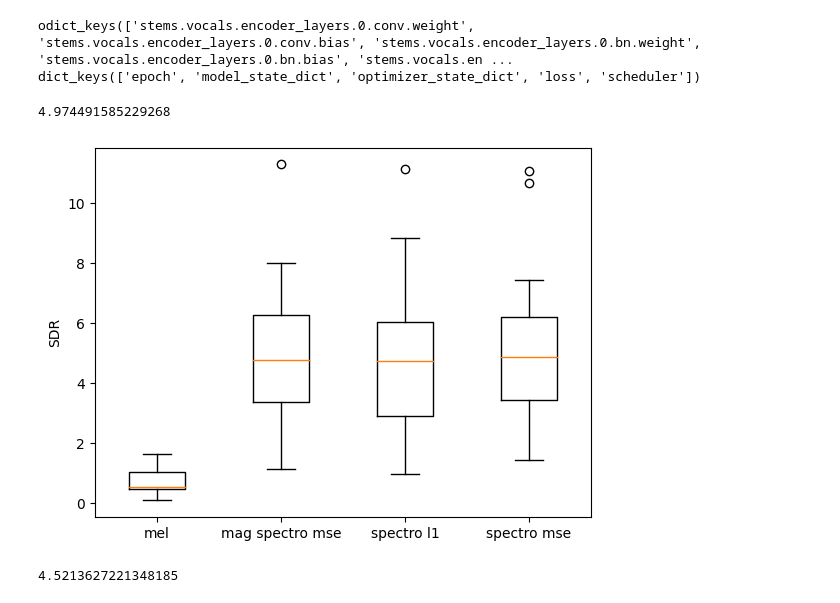
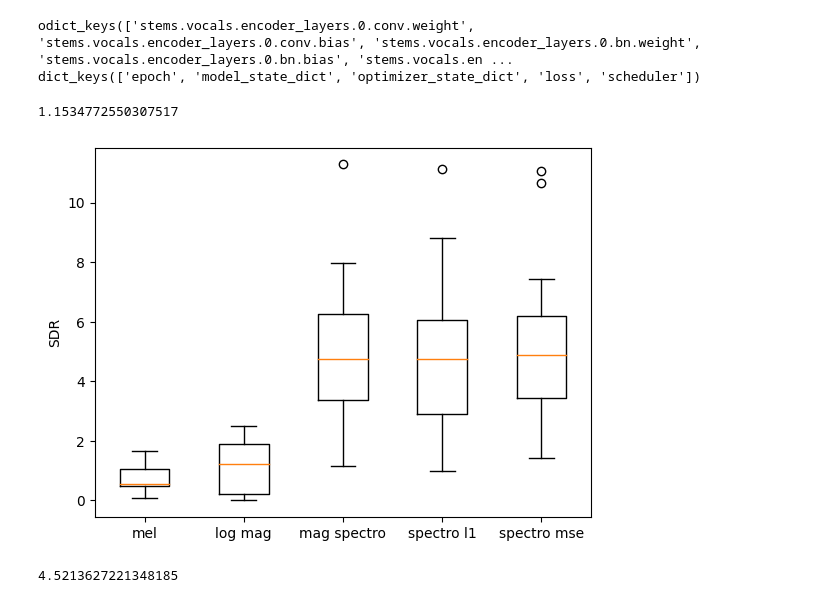
Before and after one commit to tangy1227/UNet-Audio-Source-Separation, a Jupyter notebook: evaluate.ipynb, the cells around one changed output. Saved outputs shown, nothing was run; the diff lists cells and outputs as text; code cells hidden in the pictures.

```diff
--- a/evaluate.ipynb
+++ b/evaluate.ipynb
@@ -99,23 +99,24 @@ def loadSDR(path):
     return data
 # %%
 mel = loadSDR("/home/ytang363/7100_spr2023/logs-sdr/mel-loss.json")
+log_mag = loadSDR("/home/ytang363/7100_spr2023/logs-sdr/0426-0431-vocals.json")
 spectro_mag = loadSDR("/home/ytang363/7100_spr2023/logs-sdr/spectro_mag-loss.json")
 spectro_l1 = loadSDR("/home/ytang363/7100_spr2023/logs-sdr/spectro-loss_l1.json")
 spectro = loadSDR("/home/ytang363/7100_spr2023/logs-sdr/spectro-loss.json")
-print(np.mean(spectro))
+print(np.mean(log_mag))
 # print(np.std(spectro))
 
-SDR_list = [mel, spectro_mag, spectro_l1, spectro]
+SDR_list = [mel, log_mag, spectro_mag, spectro_l1, spectro]
 fig, ax = plt.subplots()
 ax.boxplot(SDR_list)
-ax.set_xticklabels(['mel', 'mag spectro mse', 'spectro l1', 'spectro mse'])
+ax.set_xticklabels(['mel', 'log mag', 'mag spectro', 'spectro l1', 'spectro mse'])
 ax.set_ylabel('SDR')
 
 # Show the plot
 plt.show()
 # %% [output]
-4.974491585229268
+1.1534772550307517
-[figure, old version]
+[figure, new version]
 # %%
 mel = loadSDR("/home/ytang363/7100_spr2023/logs-sdr/drums.json")
 spectro_mag = loadSDR("/home/ytang363/7100_spr2023/logs-sdr/bass.json")
```
Also changed, not shown: 2 other files.
